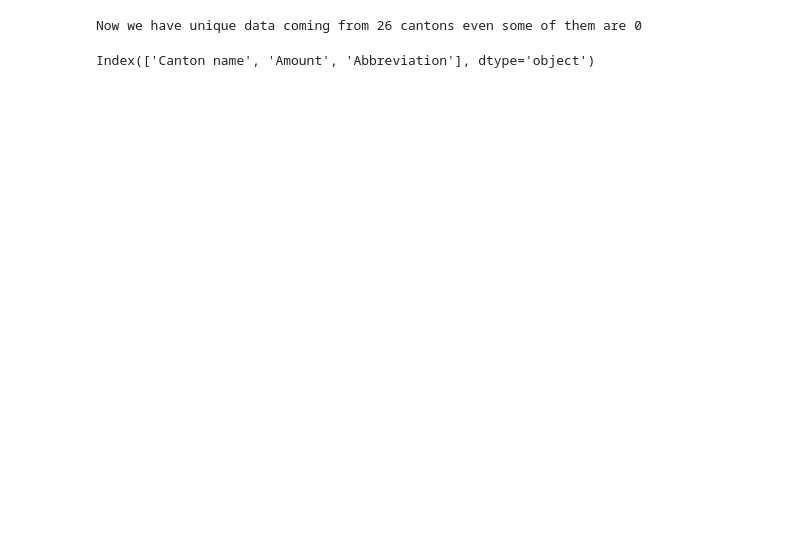
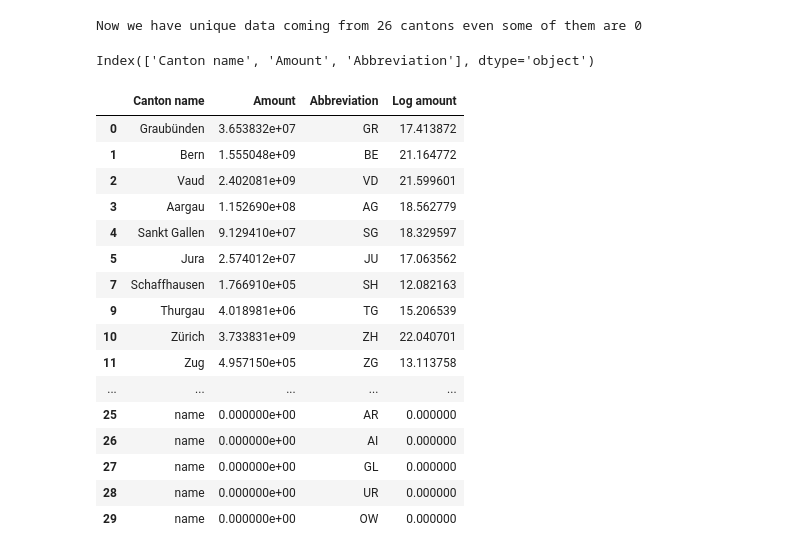
Before and after one commit to sorooshafiee/ADA-SAF, a Jupyter notebook: 03 - Interactive Viz/Untitled.ipynb, the cells around one changed output. Cells and saved outputs as stored; diff of their text form; code cells hidden in the pictures; blank space fills up the shorter version.

```diff
--- a/03 - Interactive Viz/Untitled.ipynb
+++ b/03 - Interactive Viz/Untitled.ipynb
@@ -420,6 +435,29 @@ Now we have unique data coming from 26 cantons even some of them are 0
 res_new1.columns
 # %% [output]
 Index(['Canton name', 'Amount', 'Abbreviation'], dtype='object')
+# %%
+#For visualization where we want to see the difference in the amounts more clearly we take the log of the amounts
+res_new1['Log amount']=np.log(1+res_new1.Amount)
+# %%
+res_new1
+# %% [output]
+|  | Canton name | Amount | Abbreviation | Log amount |
+| 0 | Graubünden | 3.653832e+07 | GR | 17.413872 |
+| 1 | Bern | 1.555048e+09 | BE | 21.164772 |
+| 2 | Vaud | 2.402081e+09 | VD | 21.599601 |
+| 3 | Aargau | 1.152690e+08 | AG | 18.562779 |
+| 4 | Sankt Gallen | 9.129410e+07 | SG | 18.329597 |
+| 5 | Jura | 2.574012e+07 | JU | 17.063562 |
+| 7 | Schaffhausen | 1.766910e+05 | SH | 12.082163 |
+| 9 | Thurgau | 4.018981e+06 | TG | 15.206539 |
+| 10 | Zürich | 3.733831e+09 | ZH | 22.040701 |
+| 11 | Zug | 4.957150e+05 | ZG | 13.113758 |
+| ... | ... | ... | ... | ... |
+| 25 | name | 0.000000e+00 | AR | 0.000000 |
+| 26 | name | 0.000000e+00 | AI | 0.000000 |
+| 27 | name | 0.000000e+00 | GL | 0.000000 |
+| 28 | name | 0.000000e+00 | UR | 0.000000 |
+| 29 | name | 0.000000e+00 | OW | 0.000000 |
 # %%
 #Lets make a corresponding choropleth map
 import folium
```
Also changed, not shown: parts of 18 cells of this notebook.
